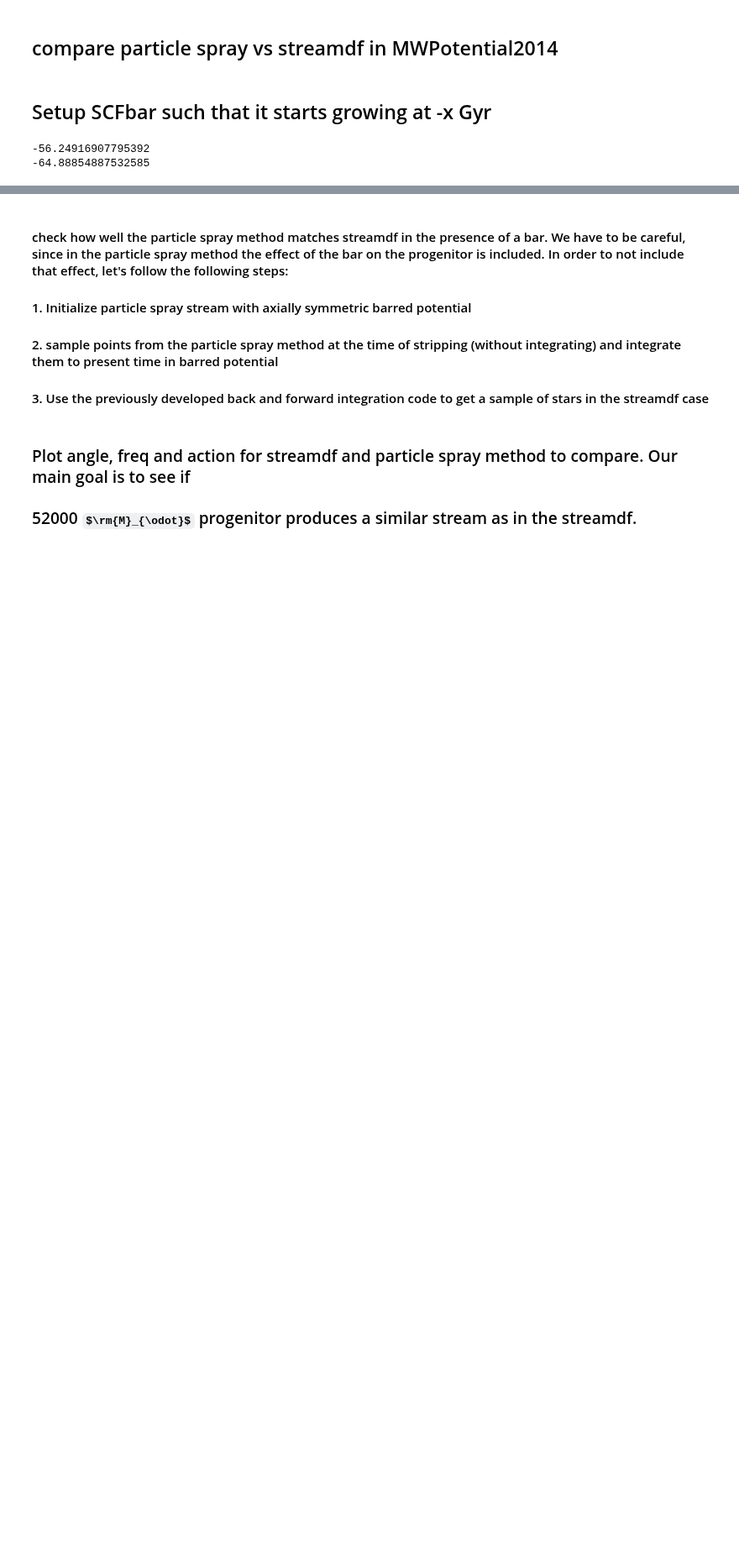
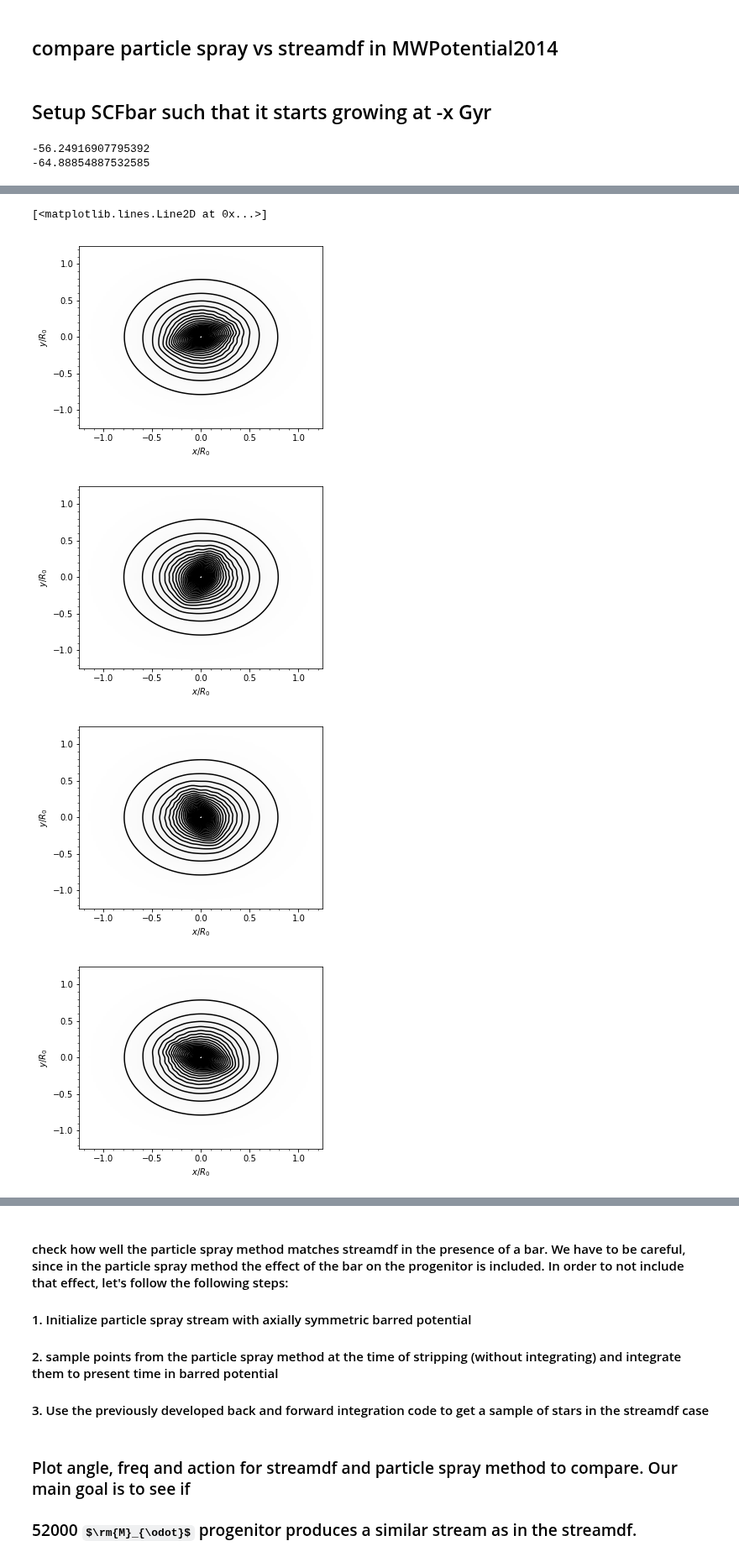
Before and after one commit to nbanik/Baryonic-effects-on-Pal5, a Jupyter notebook: particle_spray_Effect of bar on Pal5 .ipynb, the cells around one changed output, grey strips where cells are left out. Shown at 84% size. Saved outputs shown, nothing was run; the diff lists cells and outputs as text; code cells hidden in the pictures; some formulas as TeX source; blank space fills up the shorter version.

```diff
--- a/particle_spray_Effect of bar on Pal5 .ipynb
+++ b/particle_spray_Effect of bar on Pal5 .ipynb
@@ -293,7 +293,7 @@ ang=27.
 
 barpot,nobarpot=Particle_Spray_MWPotentialSCFbar(mbar=Mbar,Acos=Ac,Asin=As,t_on=-2.)
 
-#SCFbar,SCFnobar=SCFbar_util.MWPotentialSCFbar(mbar=Mbar,Acos=Ac,Asin=As,pat_speed=40.,fin_phi_deg=27.,t_stream_age=5.,t_on=2.,tgrow=2)
+SCFbar,SCFnobar=SCFbar_util.MWPotentialSCFbar(mbar=Mbar,Acos=Ac,Asin=As,pat_speed=40.,fin_phi_deg=27.,t_stream_age=5.,t_on=2.,tgrow=2)
 # %% [output]
 -56.24916907795392
 -64.88854887532585
@@ -324,0 +329,18 @@ plot([0.,2.*np.cos(np.radians(27))],[0.,2.*np.sin(np.radians(27))])
+# %%
+#check with the old bar
+
+plotDensities(SCFbar,t=4.*units.Gyr,rmin=-10.*u.kpc,rmax=10.*u.kpc,zmax=10.*u.kpc,zmin=-10.*u.kpc,phi=0.,nrs=101,nzs=101,ncontours=80,xy=True)
+plotDensities(SCFbar,t=4.02*units.Gyr,rmin=-10.*u.kpc,rmax=10.*u.kpc,zmax=10.*u.kpc,zmin=-10.*u.kpc,phi=0.,nrs=101,nzs=101,ncontours=80,xy=True)
+plotDensities(SCFbar,t=4.04*units.Gyr,rmin=-10.*u.kpc,rmax=10.*u.kpc,zmax=10.*u.kpc,zmin=-10.*u.kpc,phi=0.,nrs=101,nzs=101,ncontours=80,xy=True)
+plotDensities(SCFbar,t=4.06*units.Gyr,rmin=-10.*u.kpc,rmax=10.*u.kpc,zmax=10.*u.kpc,zmin=-10.*u.kpc,phi=0.,nrs=101,nzs=101,ncontours=80,xy=True)
+plotDensities(SCFbar,t=4.1*units.Gyr,rmin=-10.*u.kpc,rmax=10.*u.kpc,zmax=10.*u.kpc,zmin=-10.*u.kpc,phi=0.,nrs=101,nzs=101,ncontours=80,xy=True)
+
+
+plotDensities(SCFbar,t=5.*units.Gyr,rmin=-10.*u.kpc,rmax=10.*u.kpc,zmax=10.*u.kpc,zmin=-10.*u.kpc,phi=0.,nrs=101,nzs=101,ncontours=80,xy=True)
+plot([0.,2.*np.cos(np.radians(27))],[0.,2.*np.sin(np.radians(27))])
+# %% [output]
+[<matplotlib.lines.Line2D at 0x...>]
+[figure, added]
+[figure, added]
+[figure, added]
+[figure, added]
```
Also changed, not shown: parts of 2 cells of this notebook.
